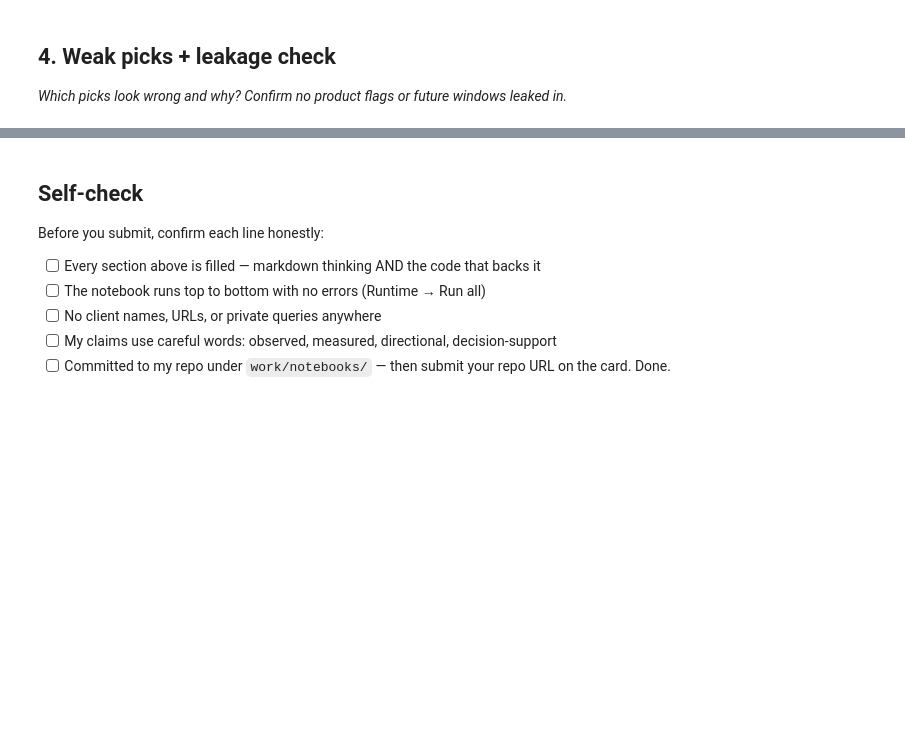
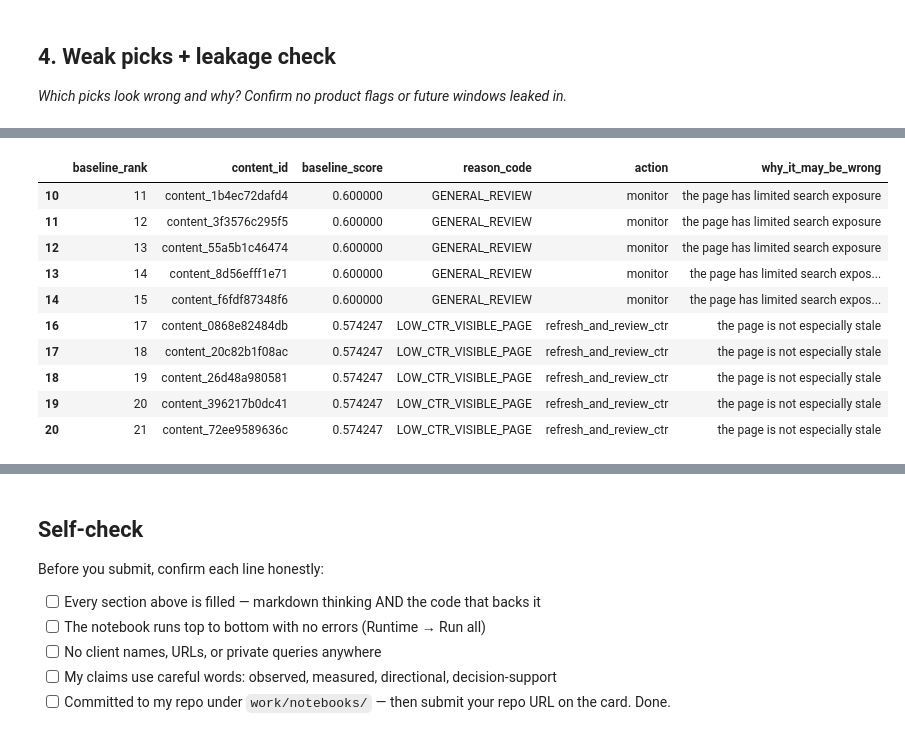
Before and after one commit to anangshachatterjee/anangsha-chatterjee-flyrank-ml-internship, a Jupyter notebook: work/notebooks/w04_baseline_score.ipynb, the cells around one changed output, grey strips where cells are left out. Cells and saved outputs as stored; diff of their text form; code cells hidden in the pictures; blank space fills up the shorter version.

```diff
--- a/work/notebooks/w04_baseline_score.ipynb
+++ b/work/notebooks/w04_baseline_score.ipynb
@@ -150,0 +793,73 @@ KeyError: 'is_declining_label'
+# %%
+# =========================================================
+# WHY COULD THESE PICKS BE WRONG?
+# =========================================================
+
+def weak_pick_reason(row):
+
+    reasons = []
+
+    if row["days_since_last_update"] < 180:
+        reasons.append(
+            "the page is not especially stale"
+        )
+
+    if row["impressions_90d"] < 100:
+        reasons.append(
+            "the page has limited search exposure"
+        )
+
+    if row["avg_position"] > 20:
+        reasons.append(
+            "the page is outside the Top 20, "
+            "so the CTR signal is less actionable"
+        )
+
+    if not reasons:
+        reasons.append(
+            "the simple baseline may not capture "
+            "important page-specific context"
+        )
+
+    return "; ".join(reasons)
+
+
+if len(weak_picks) > 0:
+
+    weak_picks["why_it_may_be_wrong"] = (
+        weak_picks.apply(
+            weak_pick_reason,
+            axis=1
+        )
+    )
+
+    display(
+        weak_picks[
+            [
+                "baseline_rank",
+                "content_id",
+                "baseline_score",
+                "reason_code",
+                "action",
+                "why_it_may_be_wrong"
+            ]
+        ]
+    )
+
+else:
+    print(
+        "No high-scoring weak picks met the "
+        "review criteria. This result is retained honestly."
+    )
+# %% [output]
+|  | baseline_rank | content_id | baseline_score | reason_code | action | why_it_may_be_wrong |
+| 10 | 11 | content_1b4ec72dafd4 | 0.600000 | GENERAL_REVIEW | monitor | the page has limited search exposure |
+| 11 | 12 | content_3f3576c295f5 | 0.600000 | GENERAL_REVIEW | monitor | the page has limited search exposure |
+| 12 | 13 | content_55a5b1c46474 | 0.600000 | GENERAL_REVIEW | monitor | the page has limited search exposure |
+| 13 | 14 | content_8d56efff1e71 | 0.600000 | GENERAL_REVIEW | monitor | the page has limited search expos... |
+| 14 | 15 | content_f6fdf87348f6 | 0.600000 | GENERAL_REVIEW | monitor | the page has limited search expos... |
+| 16 | 17 | content_0868e82484db | 0.574247 | LOW_CTR_VISIBLE_PAGE | refresh_and_review_ctr | the page is not especially stale |
+| 17 | 18 | content_20c82b1f08ac | 0.574247 | LOW_CTR_VISIBLE_PAGE | refresh_and_review_ctr | the page is not especially stale |
+| 18 | 19 | content_26d48a980581 | 0.574247 | LOW_CTR_VISIBLE_PAGE | refresh_and_review_ctr | the page is not especially stale |
+| 19 | 20 | content_396217b0dc41 | 0.574247 | LOW_CTR_VISIBLE_PAGE | refresh_and_review_ctr | the page is not especially stale |
+| 20 | 21 | content_72ee9589636c | 0.574247 | LOW_CTR_VISIBLE_PAGE | refresh_and_review_ctr | the page is not especially stale |
```
Also changed, not shown: parts of 9 cells of this notebook.
